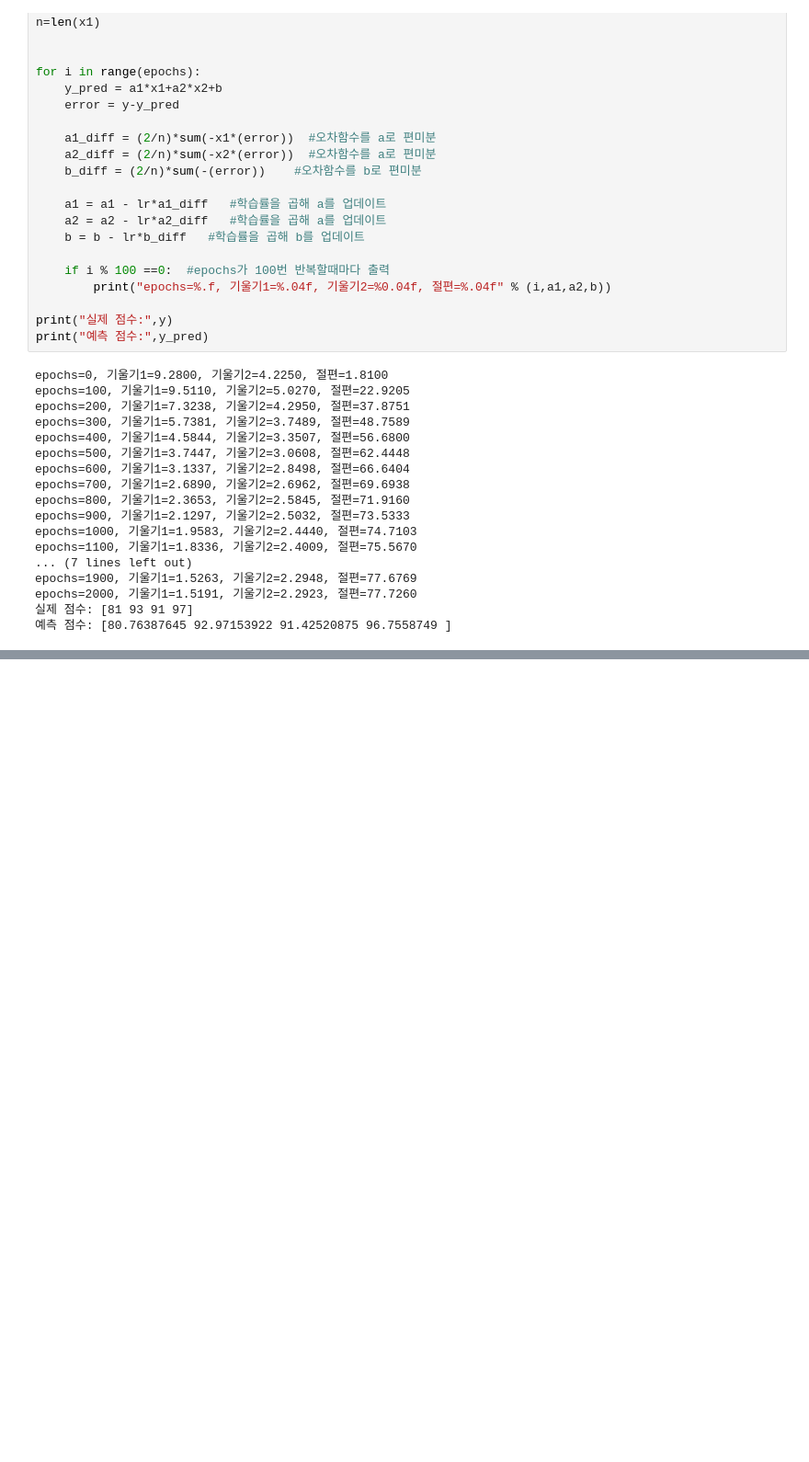
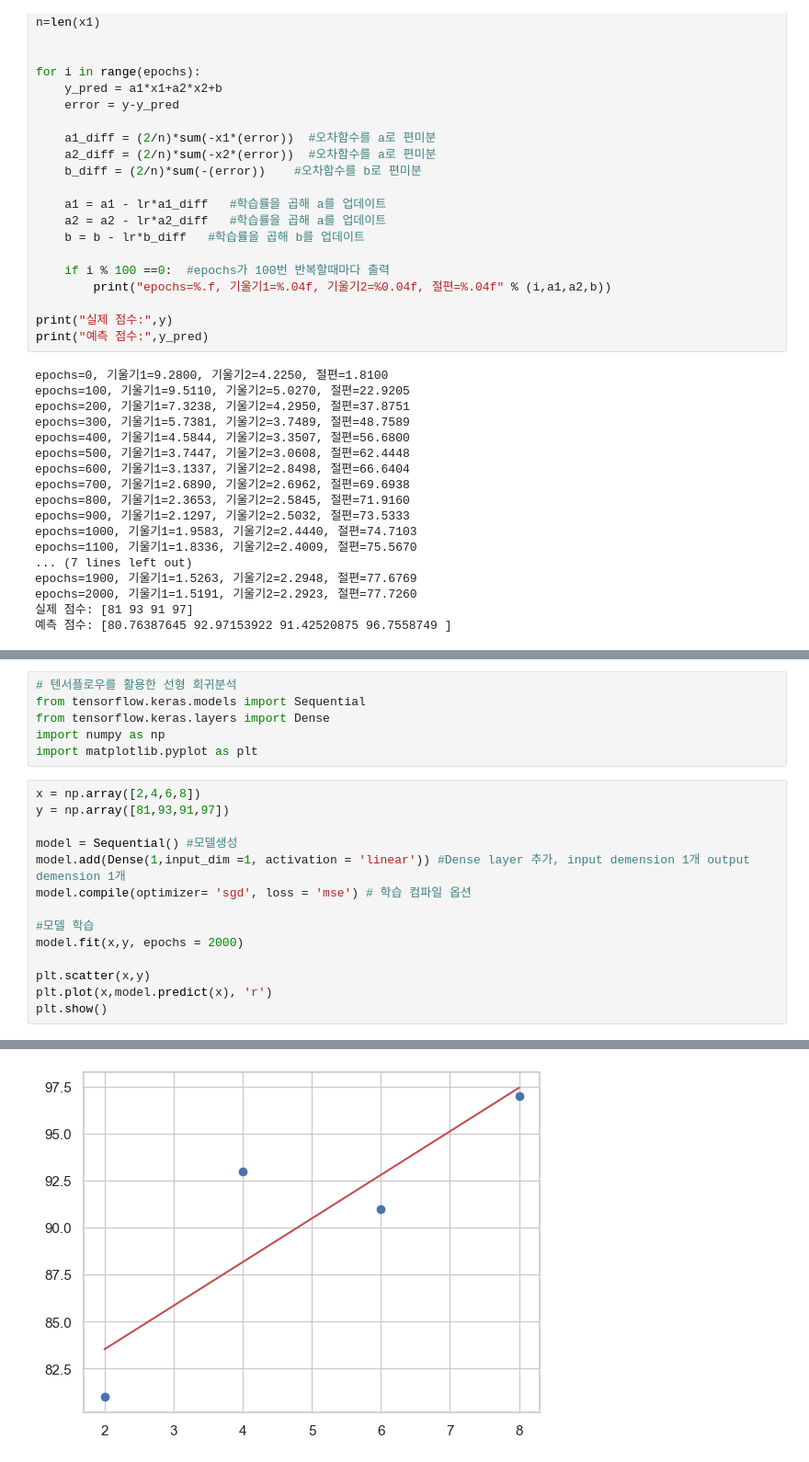
Before and after one commit to kwakjm/deep_learning, a Jupyter notebook: 5_경사하강법.ipynb, the cells around one changed output, grey strips where cells are left out. Shown: that part at 92% size. Saved outputs shown, nothing was run; the diff lists cells and outputs as text; blank space fills up the shorter version.

```diff
--- a/5_경사하강법.ipynb
+++ b/5_경사하강법.ipynb
@@ -184,0 +143,21 @@ plt.show()
+# %%
+# 텐서플로우를 활용한 선형 회귀분석
+from tensorflow.keras.models import Sequential
+from tensorflow.keras.layers import Dense
+import numpy as np
+import matplotlib.pyplot as plt
+# %%
+x = np.array([2,4,6,8])
+y = np.array([81,93,91,97])
+
+model = Sequential() #모델생성
+model.add(Dense(1,input_dim =1, activation = 'linear')) #Dense layer 추가, input demension 1개 output demension 1개
+model.compile(optimizer= 'sgd', loss = 'mse') # 학습 컴파일 옵션
+
+#모델 학습
+model.fit(x,y, epochs = 2000)
+
+plt.scatter(x,y)
+plt.plot(x,model.predict(x), 'r')
+plt.show()
+# %% [output]
@@ -184,0 +181 @@ plt.show()
+[figure, added]
```
Also changed, not shown: parts of 8 cells of this notebook, 11 other files.
